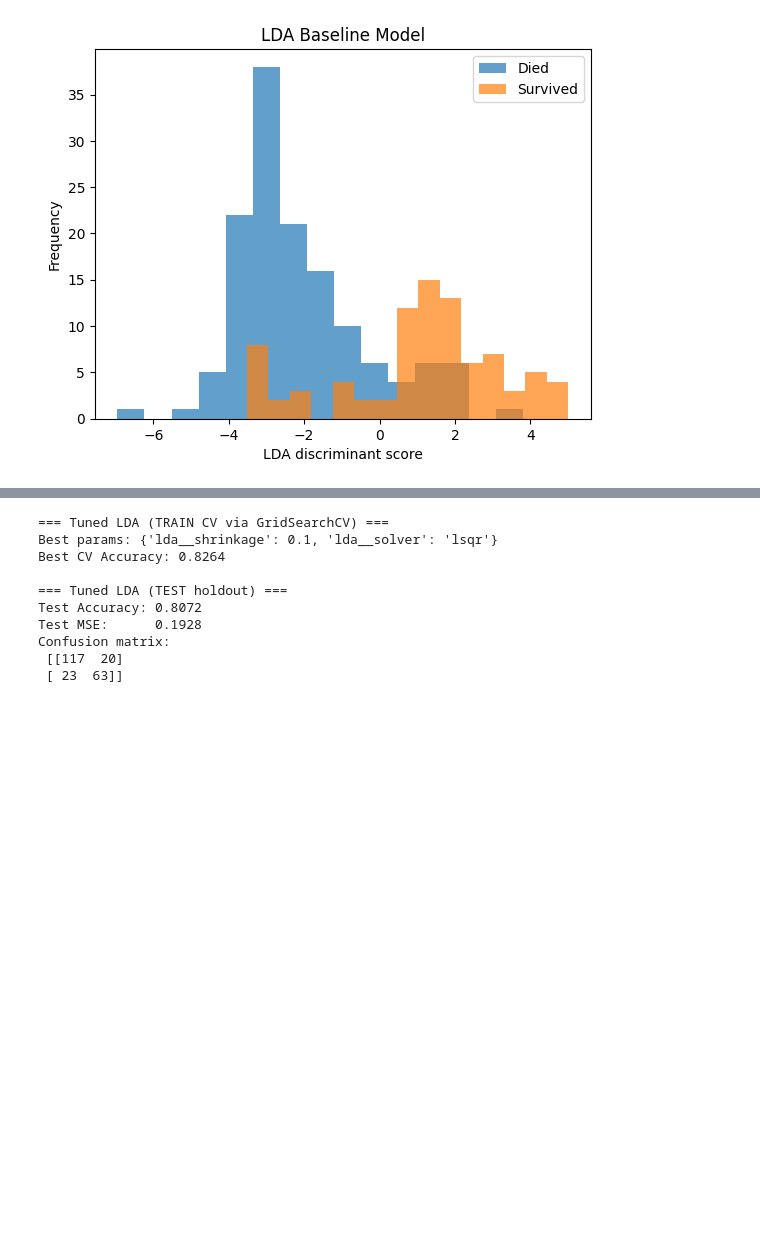
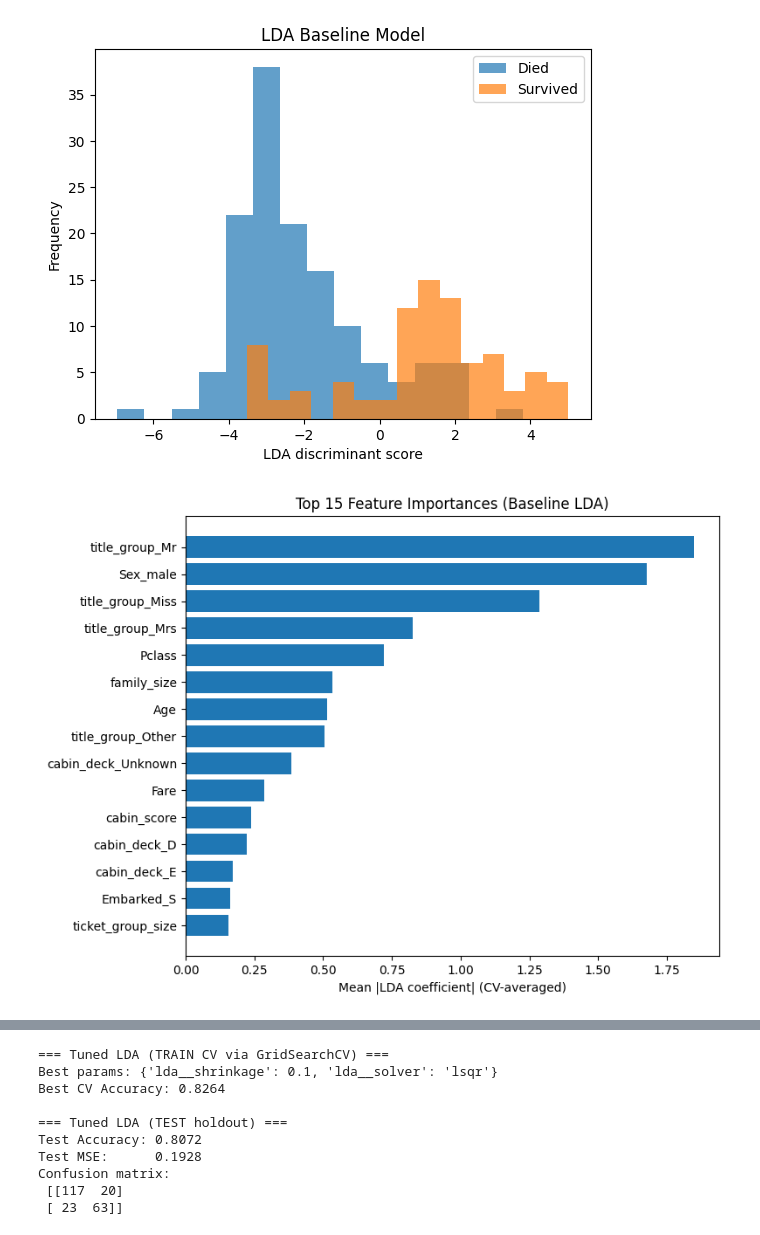
Before and after one commit to RoxyLiu66/data_572_group_5, a Jupyter notebook: coding/LDA.ipynb, the cells around one changed output, grey strips where cells are left out. Saved outputs shown, nothing was run; the diff lists cells and outputs as text; code cells hidden in the pictures; blank space fills up the shorter version.

```diff
--- a/coding/LDA.ipynb
+++ b/coding/LDA.ipynb
@@ -183,3 +210,15 @@ cabin_deck_E         0.170313       0.170313      0.071831
 Embarked_S          -0.162376       0.162376      0.054356
 ticket_group_size   -0.154184       0.154184      0.079130
 [figure]
+# %%
+top_n = 15
+top = importance_baseline.head(top_n)
+
+plt.figure(figsize=(8, 6))
+plt.barh(top.index[::-1], top["mean_abs_coef"][::-1])
+plt.xlabel("Mean |LDA coefficient| (CV-averaged)")
+plt.title(f"Top {top_n} Feature Importances (Baseline LDA)")
+plt.tight_layout()
+plt.show()
+# %% [output]
+[figure, added]
```
Also changed, not shown: parts of 6 cells of this notebook, 2 other files.
